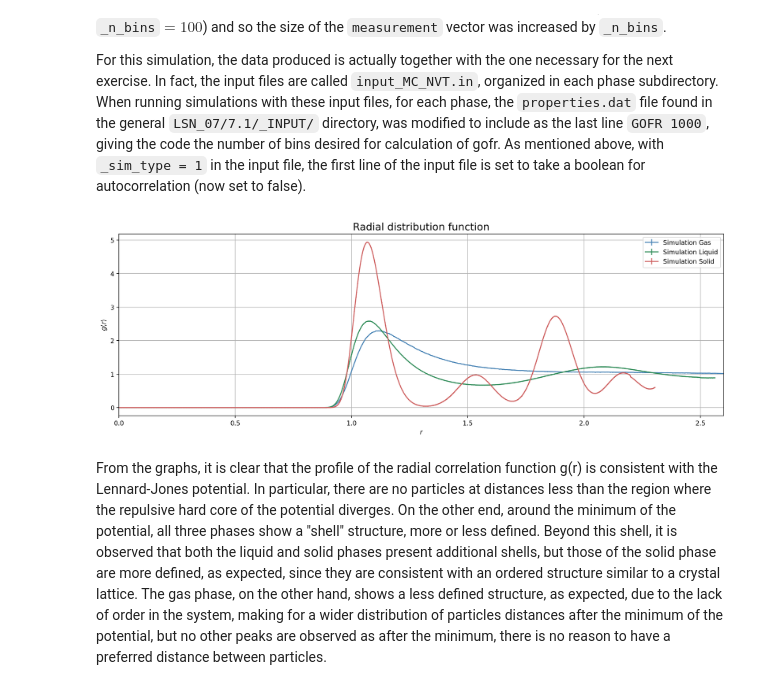
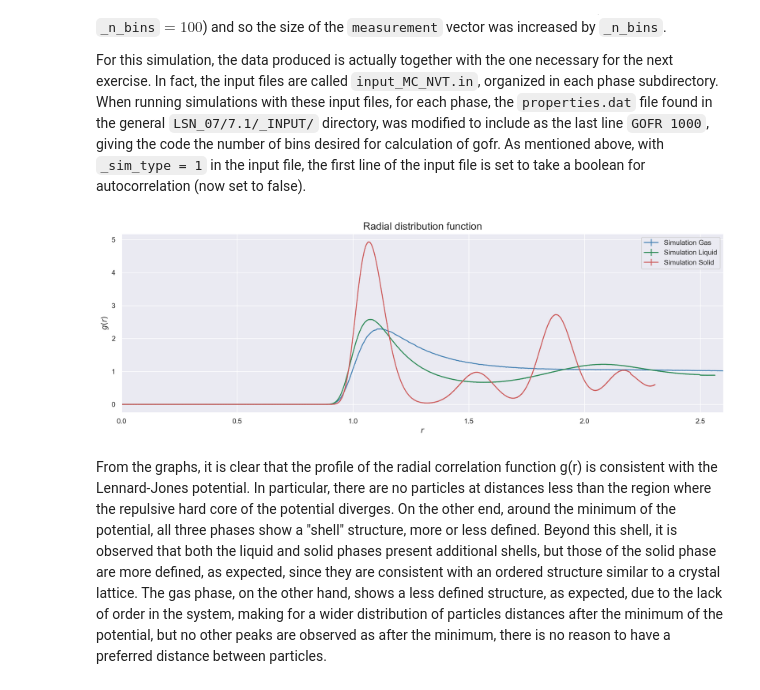
Before and after one commit to tommasoperitoree/Numerical_Simulation_Laboratory, a Jupyter notebook: LSN_07/LSN_07.ipynb, the cells around one changed output. Cells and saved outputs as stored; diff of their text form; code cells hidden in the pictures.

```diff
--- a/LSN_07/LSN_07.ipynb
+++ b/LSN_07/LSN_07.ipynb
@@ -12,6 +12,8 @@ import statsmodels.api as sm
 import numpy as np
 
 %config InlineBackend.figure_format = 'retina'
+import seaborn as sns
+sns.set_theme(style='darkgrid')
 
 phase = ["Gas" , "Liquid" , "Solid"]
 data_import = ["gas_instant" , "liquid_instant" , "solid_instant"]
@@ -284,28 +286,28 @@ For this simulation, the data produced is actually together with the one necessa
 # %%
 # radial distribution g(r)
 
 plt.figure(figsize = (14,5))
 
 def factor(i) :
 	return ( (108/rho[i])**(1/3.) ) /2000
 
 for i in range (0,3) :
 	x_label, progressive_sum, progressive_error = np.loadtxt('./7.1/' + phase[i] + '/MC_NVT/OUTPUT/gofr.dat',
 																				unpack = True, usecols = (0, 1, 2))
 	plt.errorbar(x_label*factor(i), progressive_sum, yerr = progressive_error, marker = 'o',
 		markersize = 0.5, label = 'Simulation ' + phase[i], color = colors[i])
 
 plt.title('Radial distribution function', fontsize = 16)
 plt.ylabel('$g(r)$')
 plt.xlabel('$r$')
 plt.legend()
-plt.grid()
+plt.grid(True)
 plt.xlim(0,2.6)
 plt.tight_layout()
 
 plt.show()
 # %% [output]
-[figure, old version]
+[figure, new version]
 # %% [markdown]
 From the graphs, it is clear that the profile of the radial correlation function g(r) is consistent with the Lennard-Jones potential. In particular, there are no particles at distances less than the region where the repulsive hard core of the potential diverges. On the other end, around the minimum of the potential, all three phases show a "shell" structure, more or less defined. Beyond this shell, it is observed that both the liquid and solid phases present additional shells, but those of the solid phase are more defined, as expected, since they are consistent with an ordered structure similar to a crystal lattice. The gas phase, on the other hand, shows a less defined structure, as expected, due to the lack of order in the system, making for a wider distribution of particles distances after the minimum of the potential, but no other peaks are observed as after the minimum, there is no reason to have a preferred distance between particles.
 # %% [markdown]
```
Also changed, not shown: parts of 4 cells of this notebook.
